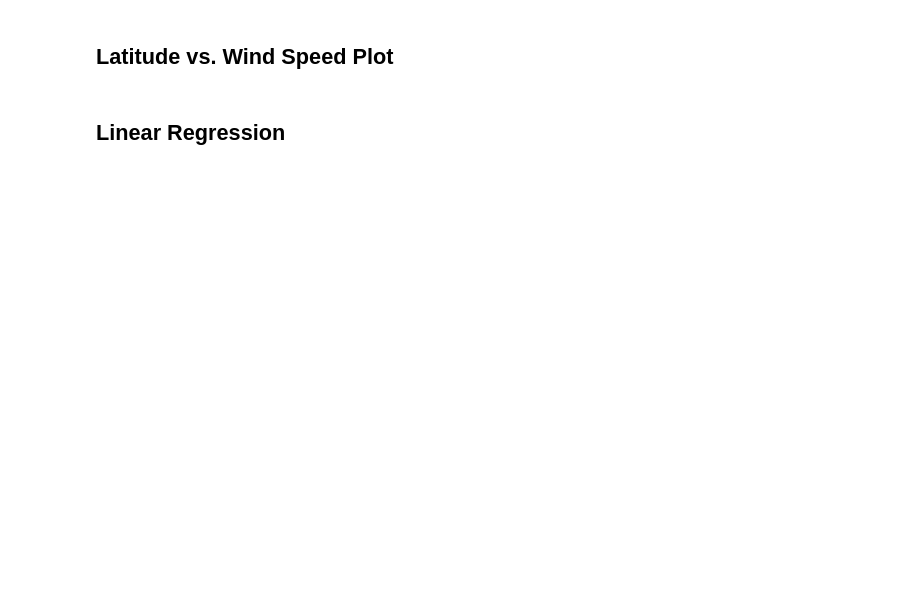
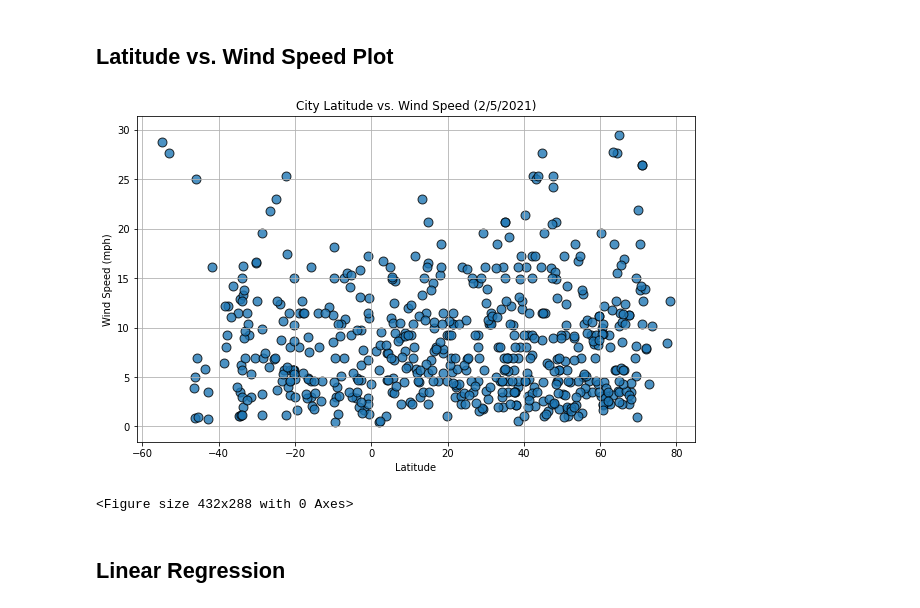
Before and after one commit to divya-gh/python-api-challenge, a Jupyter notebook: WeatherPy/WeatherPy.ipynb, the cells around one changed output. Drawn from its saved outputs; the diff is of its cells as text; code cells hidden in the pictures; blank space fills up the shorter version.

```diff
--- a/WeatherPy/WeatherPy.ipynb
+++ b/WeatherPy/WeatherPy.ipynb
@@ -178,4 +308,20 @@ Skip this step if there are no cities that have humidity > 100%.
 # %% [markdown]
 ## Latitude vs. Wind Speed Plot
+# %%
+#Since X-Axis is already set, get Y-axis values for plotting
+y_axis_wind = clean_city_data["Wind Speed"]
+
+#Set Title and Label
+title_W = f"City Latitude vs. Wind Speed ({date})"
+y_label_W= "Wind Speed (mph)"
+#Set ylim minimum
+ymin_W = 2
+ymax_W = 2
+
+#Call the function for plotting
+scatterplot_Lat_Wind =  Scatterplot(x_axis, y_axis_wind , title_W, y_label_W, ymin_W, ymax_W)
+# %% [output]
+[figure, added]
+<Figure size 432x288 with 0 Axes>
 # %% [markdown]
 ## Linear Regression
```
Also changed, not shown: parts of 28 cells of this notebook.
